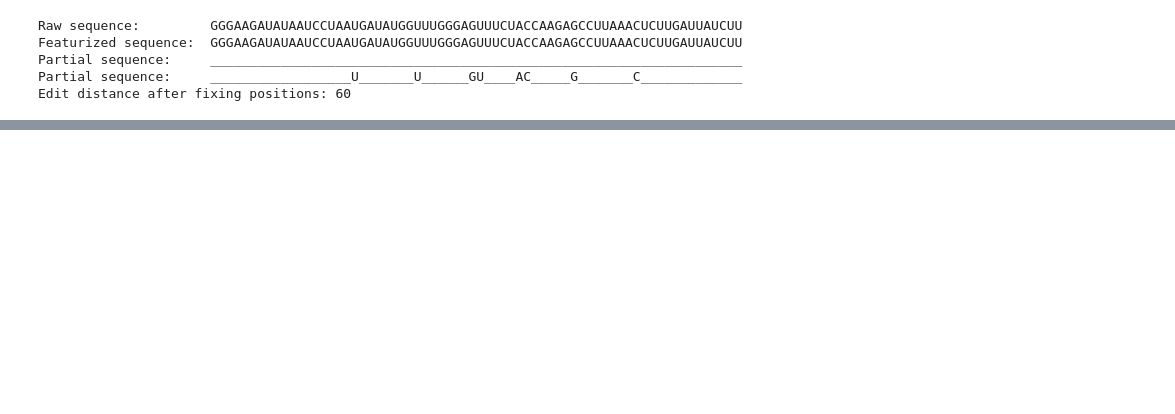
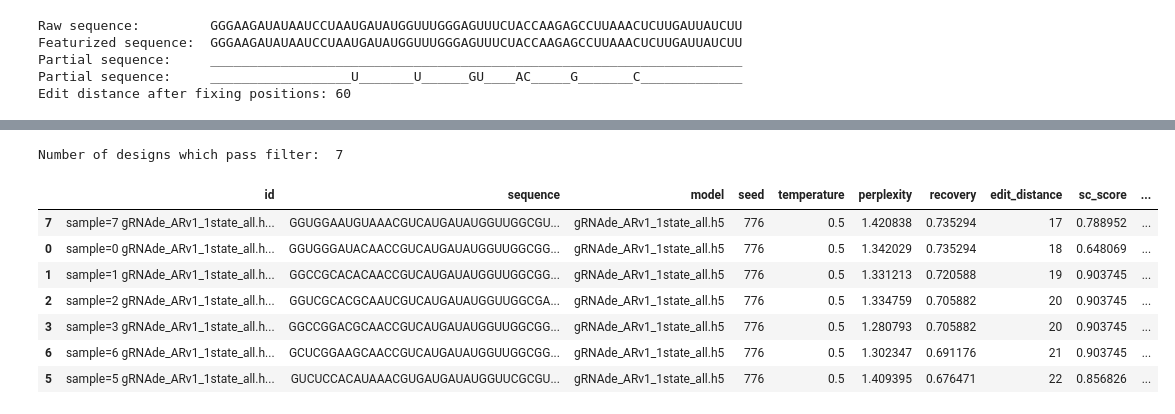
Before and after one commit to chaitjo/geometric-rna-design, a Jupyter notebook: notebooks/design.ipynb, the cells around one changed output, grey strips where cells are left out. Cells and saved outputs as stored; diff of their text form; code cells hidden in the pictures; blank space fills up the shorter version.

```diff
--- a/notebooks/design.ipynb
+++ b/notebooks/design.ipynb
@@ -261,6 +307,24 @@ Featurized sequence:  GGGAAGAUAUAAUCCUAAUGAUAUGGUUUGGGAGUUUCUACCAAGAGCCUUAAACUCU
 Partial sequence:     ____________________________________________________________________
 Partial sequence:     __________________U_______U______GU____AC_____G_______C_____________
 Edit distance after fixing positions: 60
+# %%
+# Create output directory
+current_datetime = datetime.now().strftime("%Y%m%d_%H%M%S")
+output_dir = os.path.join(f"designs/{current_datetime}/")
+os.makedirs(output_dir, exist_ok=True)
+# Alternatively, you can specify a custom output directory
+
+# collate designed sequences in fasta format
+# first record: input sequence and model metadata
+input_seq = SeqRecord(
+        Seq(raw_data["sequence"]),
+        id=f"input_sequence,",
+        description=f"checkpoint={os.path.split(model_path)[-1]}, seed={seed}"
+    )
+sequences = [input_seq]
+
+# collate designed sequences for saving to csv
+designs = []
 # %%
 ##############################
 # Sequence design and scoring
@@ -324 +454,21 @@ sc_score_rmsd, sc_score_tm, sc_score_gdt = self_consistency_score_rhofold(
+# %%
+#################################
+# Sequence filtering and ranking
+#################################
+
+# Example: filter designs based on self-consistency score (RibonanzaNet-SS) above 0.75 MCC threshold
+df_designs["filter"] = df_designs.apply(lambda x: x["sc_score_ribonanzanet_ss"] >= 0.75, axis=1)
+print("Number of designs which pass filter: ", len(df_designs[df_designs["filter"]]))
+
+df_designs[df_designs["filter"]].sort_values(by="edit_distance")
+# %% [output]
+Number of designs which pass filter:  7
+|  | id | sequence | model | seed | temperature | perplexity | recovery | edit_distance | sc_score | ... |
+| 7 | sample=7 gRNAde_ARv1_1state_all.h... | GGUGGAAUGUAAACGUCAUGAUAUGGUUGGCGU... | gRNAde_ARv1_1state_all.h5 | 776 | 0.5 | 1.420838 | 0.735294 | 17 | 0.788952 | ... |
+| 0 | sample=0 gRNAde_ARv1_1state_all.h... | GGUGGGAUACAACCGUCAUGAUAUGGUUGGCGG... | gRNAde_ARv1_1state_all.h5 | 776 | 0.5 | 1.342029 | 0.735294 | 18 | 0.648069 | ... |
+| 1 | sample=1 gRNAde_ARv1_1state_all.h... | GGCCGCACACAACCGUCAUGAUAUGGUUGGCGG... | gRNAde_ARv1_1state_all.h5 | 776 | 0.5 | 1.331213 | 0.720588 | 19 | 0.903745 | ... |
+| 2 | sample=2 gRNAde_ARv1_1state_all.h... | GGUCGCACGCAAUCGUCAUGAUAUGGUUGGCGA... | gRNAde_ARv1_1state_all.h5 | 776 | 0.5 | 1.334759 | 0.705882 | 20 | 0.903745 | ... |
+| 3 | sample=3 gRNAde_ARv1_1state_all.h... | GGCCGGACGCAACCGUCAUGAUAUGGUUGGCGG... | gRNAde_ARv1_1state_all.h5 | 776 | 0.5 | 1.280793 | 0.705882 | 20 | 0.903745 | ... |
+| 6 | sample=6 gRNAde_ARv1_1state_all.h... | GCUCGGAAGCAACCGUCAUGAUAUGGUUGGCGG... | gRNAde_ARv1_1state_all.h5 | 776 | 0.5 | 1.302347 | 0.691176 | 21 | 0.903745 | ... |
+| 5 | sample=5 gRNAde_ARv1_1state_all.h... | GUCUCCACAUAAACGUGAUGAUAUGGUUCGCGU... | gRNAde_ARv1_1state_all.h5 | 776 | 0.5 | 1.409395 | 0.676471 | 22 | 0.856826 | ... |
 # %%
```
Also changed, not shown: parts of 9 cells of this notebook, 37 other files.
